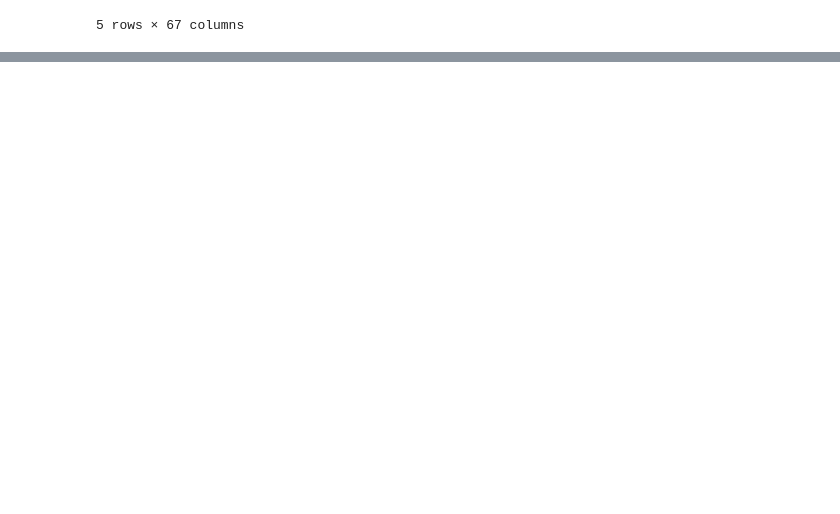
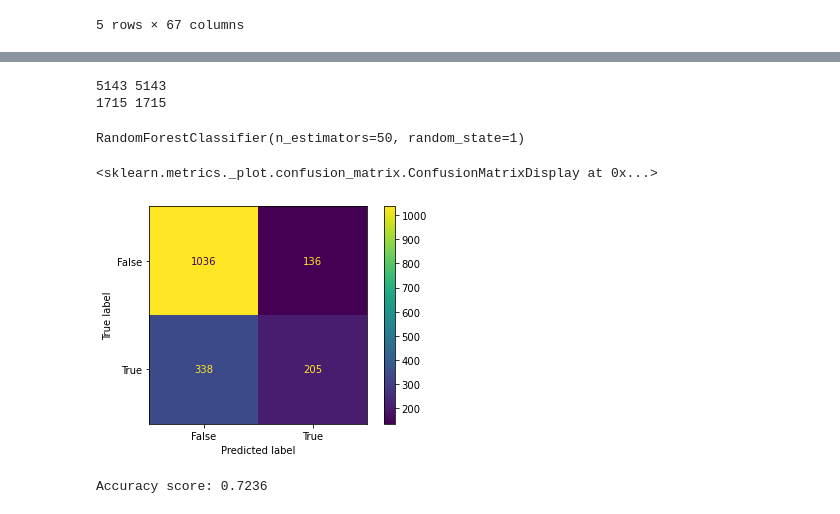
Before and after one commit to opheliasin/ev-charger-sales, a Jupyter notebook: Question 1.ipynb, the cells around one changed output, grey strips where cells are left out. Saved outputs shown, nothing was run; the diff lists cells and outputs as text; code cells hidden in the pictures; blank space fills up the shorter version.

```diff
--- a/Question 1.ipynb
+++ b/Question 1.ipynb
@@ -179,0 +233,3 @@ ctx.add_basemap(ax, source=ctx.providers.Esri.WorldGrayCanvas)
+# %%
+x = joinedDf_dropna['B19013_001E'].to_numpy().reshape(-1,1)
+y = joinedDf_dropna['count'].to_numpy()
@@ -179,0 +251,2 @@ ctx.add_basemap(ax, source=ctx.providers.Esri.WorldGrayCanvas)
+# %%
+joinedDf['hasChargers'] = joinedDf['count'].apply(lambda x: True if x > 0 else False)
@@ -179,0 +264,50 @@ ctx.add_basemap(ax, source=ctx.providers.Esri.WorldGrayCanvas)
+# %%
+from sklearn.model_selection import train_test_split
+
+xvars = ['TotPop19', 'CIscore', 'CIscoreP',
+       'Ozone', 'OzoneP', 'PM2_5', 'PM2_5_P', 'DieselPM', 'DieselPM_P',
+       'Pesticide', 'PesticideP', 'Tox_Rel', 'Tox_Rel_P', 'Traffic',
+       'TrafficP', 'DrinkWat', 'DrinkWatP', 'Lead', 'Lead_P', 'Cleanup',
+       'CleanupP', 'GWThreat', 'GWThreatP', 'HazWaste', 'HazWasteP',
+       'ImpWatBod', 'ImpWatBodP', 'SolWaste', 'SolWasteP', 'PollBurd',
+       'PolBurdSc', 'PolBurdP', 'Asthma', 'AsthmaP', 'LowBirtWt', 'LowBirWP',
+       'Cardiovas', 'CardiovasP', 'Educatn', 'EducatP', 'Ling_Isol',
+       'Ling_IsolP', 'Poverty', 'PovertyP', 'Unempl', 'UnemplP', 'HousBurd',
+       'HousBurdP', 'PopChar', 'PopCharSc', 'PopCharP', 'Child_10',
+       'Pop_10_64', 'Elderly65', 'Hispanic', 'White', 'AfricanAm', 'NativeAm',
+       'OtherMult',  'AAPI', 'B19013_001E']
+yvar = 'hasChargers'
+# %%
+# create a dataframe with no NaNs
+df_to_fit = joinedDf[xvars+[yvar]].dropna()
+
+X_train, X_test, y_train, y_test = train_test_split(
+    df_to_fit[xvars], df_to_fit[yvar], test_size = 0.25, random_state = 1)
+
+# check we have a reasonable split
+print(len(X_train), len(y_train) )
+print(len(X_test), len(y_test) )
+# %% [output]
+5143 5143
+1715 1715
+# %%
+from sklearn.ensemble import RandomForestClassifier # note there is also a RandomForestRegressor
+
+# initialize the random forest classifer object
+rf = RandomForestClassifier(n_estimators = 50, random_state = 1)
+
+# now fit the model
+rf.fit(X_train, y_train)
+# %% [output]
+RandomForestClassifier(n_estimators=50, random_state=1)
+# %%
+from sklearn.metrics import classification_report, confusion_matrix, accuracy_score, ConfusionMatrixDisplay
+
+ConfusionMatrixDisplay.from_predictions(y_test, y_pred)
+# %% [output]
+<sklearn.metrics._plot.confusion_matrix.ConfusionMatrixDisplay at 0x...>
+[figure, added]
+# %%
+print('Accuracy score: {:.4f}'.format(accuracy_score(y_test, y_pred)))
+# %% [output]
+Accuracy score: 0.7236
```
Also changed, not shown: parts of 40 cells of this notebook, 1 other file.
